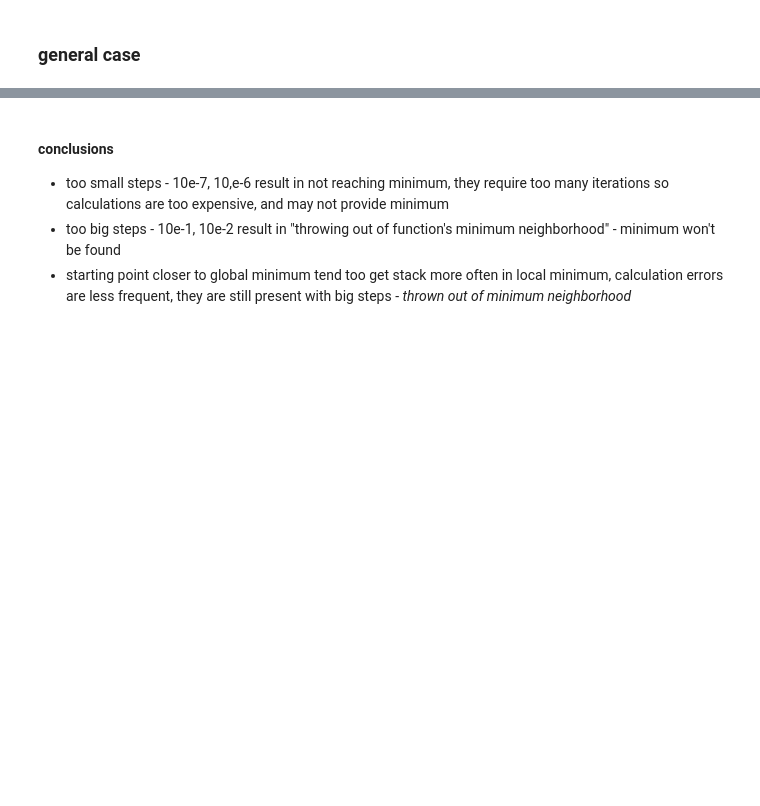
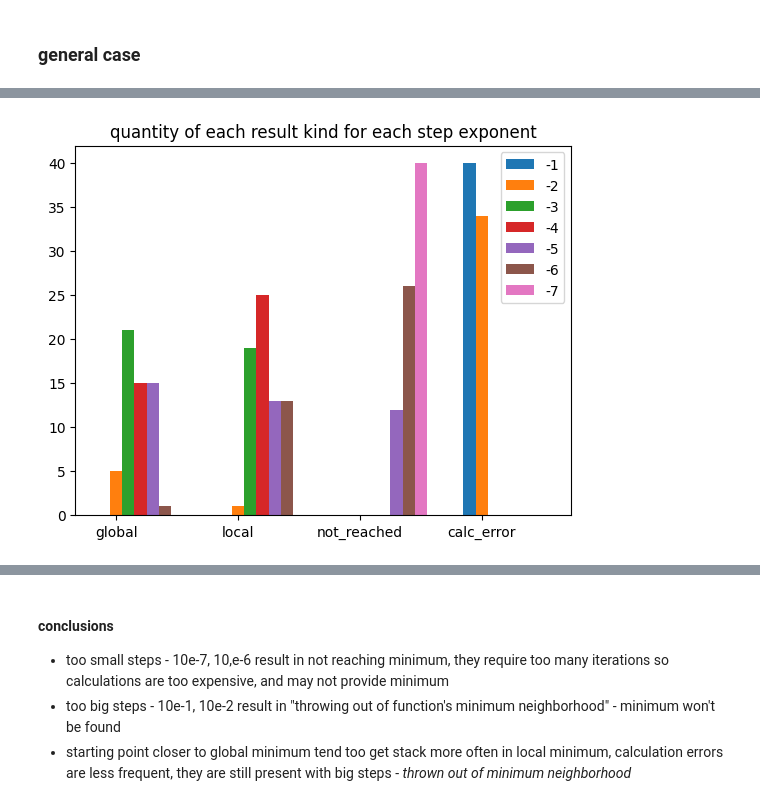
Before and after one commit to wz7475/gradient-descent, a Jupyter notebook: lab1_v2.ipynb, the cells around one changed output, grey strips where cells are left out. Saved outputs shown, nothing was run; the diff lists cells and outputs as text; code cells hidden in the pictures; blank space fills up the shorter version.

```diff
--- a/lab1_v2.ipynb
+++ b/lab1_v2.ipynb
@@ -114,6 +115,8 @@ g_global_min = [-0.71458, 0]
 g_local_min = [1.15151, 0.5227]
 max_iter = 5000
 eps=0.01
+eps_big=0.1
+max_iter_big = 15000
 # %%
 def stop_test(gradient_at_point: Sequence, eps: Number) -> bool:
     # stationary point test
@@ -206,3 +286,8 @@ def evaluate_optimization(
+# %%
+# g_set_20 = make_random_tests_for_g(40, -20, 20)
+g_set_5 = make_random_tests_for_g(40, -5, 5)
+g_set_10 = make_random_tests(40, -10, 10)
+# g_set_40 = make_random_tests_for_g(40, -40, 40)
 # %% [markdown]
 ### general case
 # %%
@@ -308,0 +365,4 @@ plot_general_case_range(-5, 5, 80)
+# %%
+plot_general_case_range(g_set_5)
+# %% [output]
+[figure, added]
```
Also changed, not shown: parts of 26 cells of this notebook, 6 other files.
